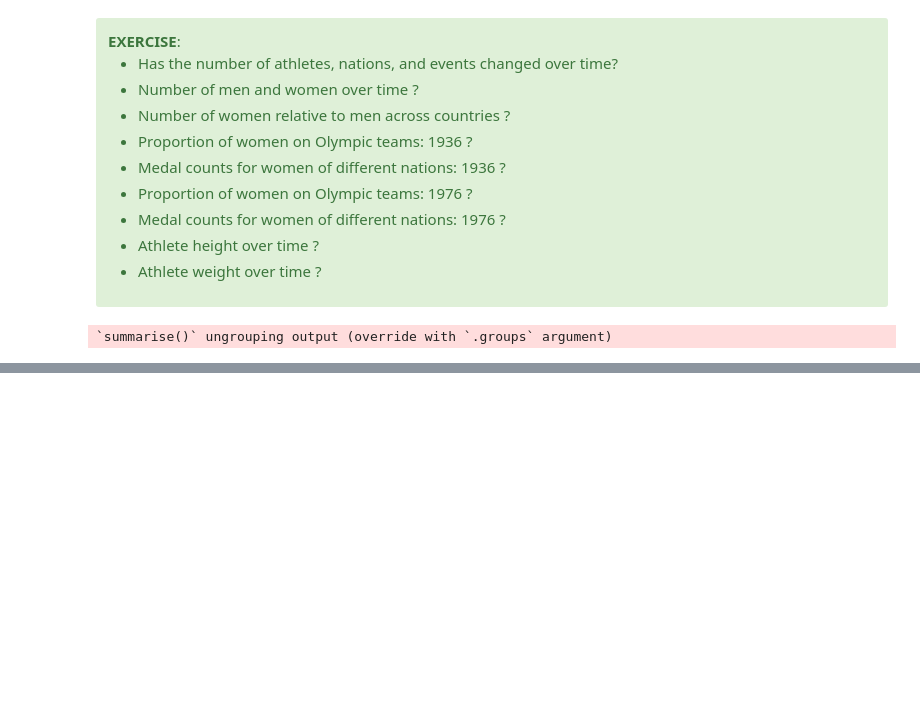
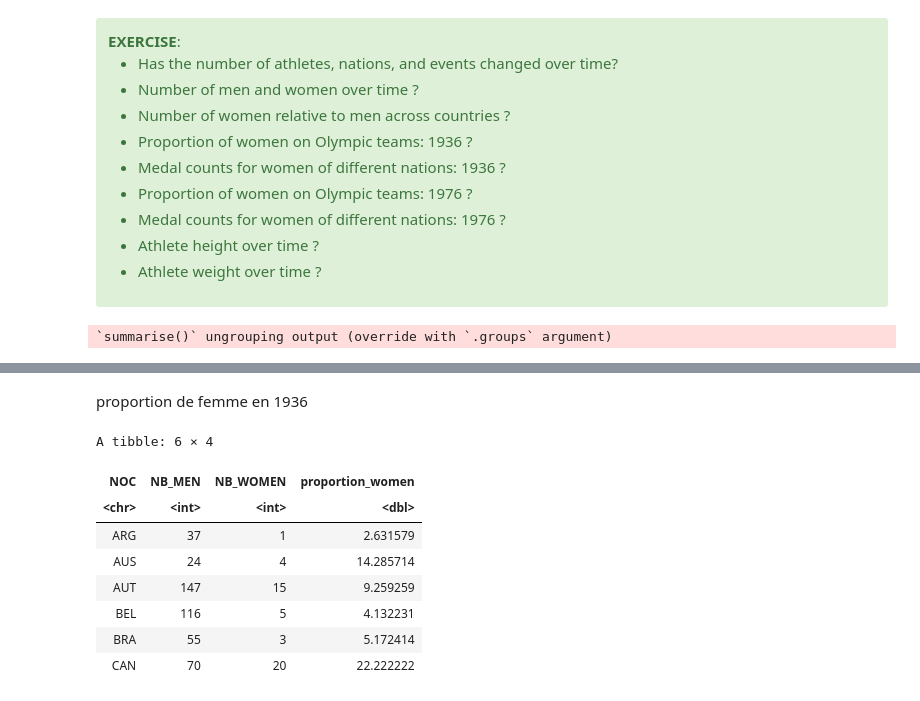
Before and after one commit to MalikYOUSSOUF/4dvop-app, a Jupyter notebook: 19122019_Analyse_Statistique_JO_R.ipynb, the cells around one changed output, grey strips where cells are left out. Cells and saved outputs as stored; diff of their text form; code cells hidden in the pictures; blank space fills up the shorter version.

```diff
--- a/19122019_Analyse_Statistique_JO_R.ipynb
+++ b/19122019_Analyse_Statistique_JO_R.ipynb
@@ -440,0 +445,14 @@ A grouped_df: 82 × 4
+# %% [markdown]
+proportion de femme en 1936
+# %%
+inner_join(NB___MEN,NB___WOMEN, by = "NOC") %>%  select(NOC, NB_MEN, NB_WOMEN) %>%  mutate(proportion_women = (NB_WOMEN/(NB_WOMEN + NB_MEN)*100)) %>% head()
+# %% [output]
+A tibble: 6 × 4
+| NOC | NB_MEN | NB_WOMEN | proportion_women |
+| <chr> | <int> | <int> | <dbl> |
+| ARG | 37 | 1 | 2.631579 |
+| AUS | 24 | 4 | 14.285714 |
+| AUT | 147 | 15 | 9.259259 |
+| BEL | 116 | 5 | 4.132231 |
+| BRA | 55 | 3 | 5.172414 |
+| CAN | 70 | 20 | 22.222222 |
```
Also changed, not shown: parts of 24 cells of this notebook.
